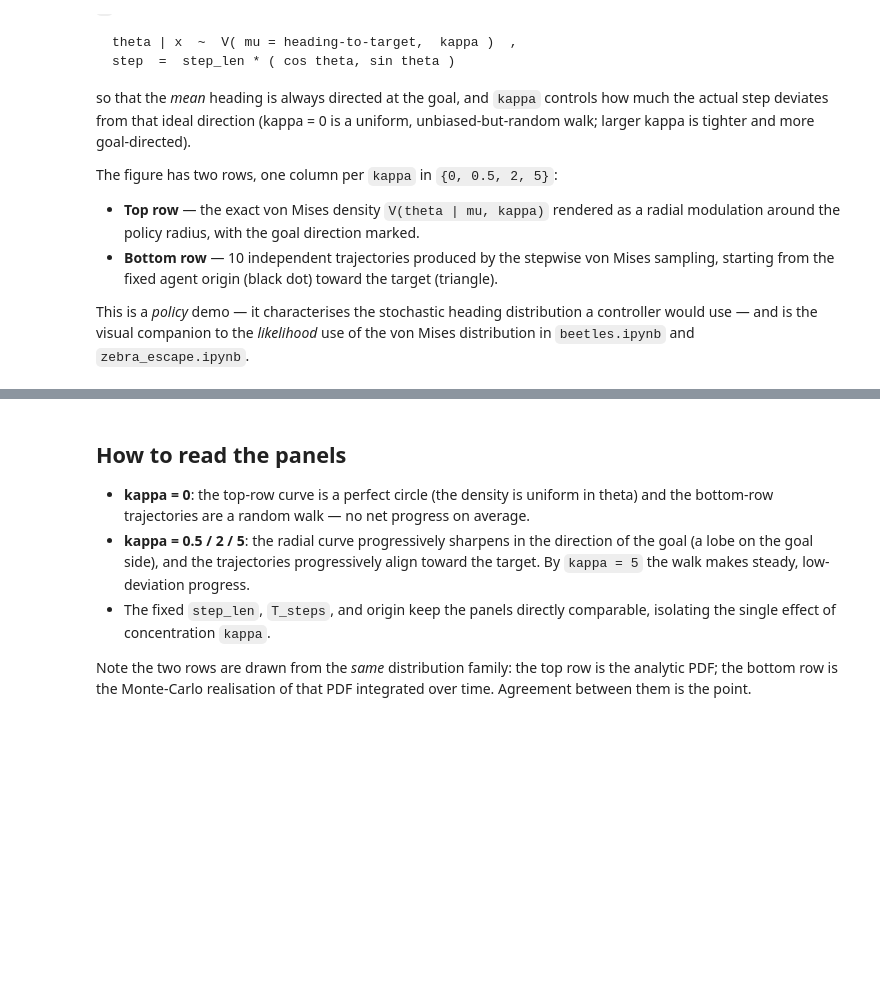
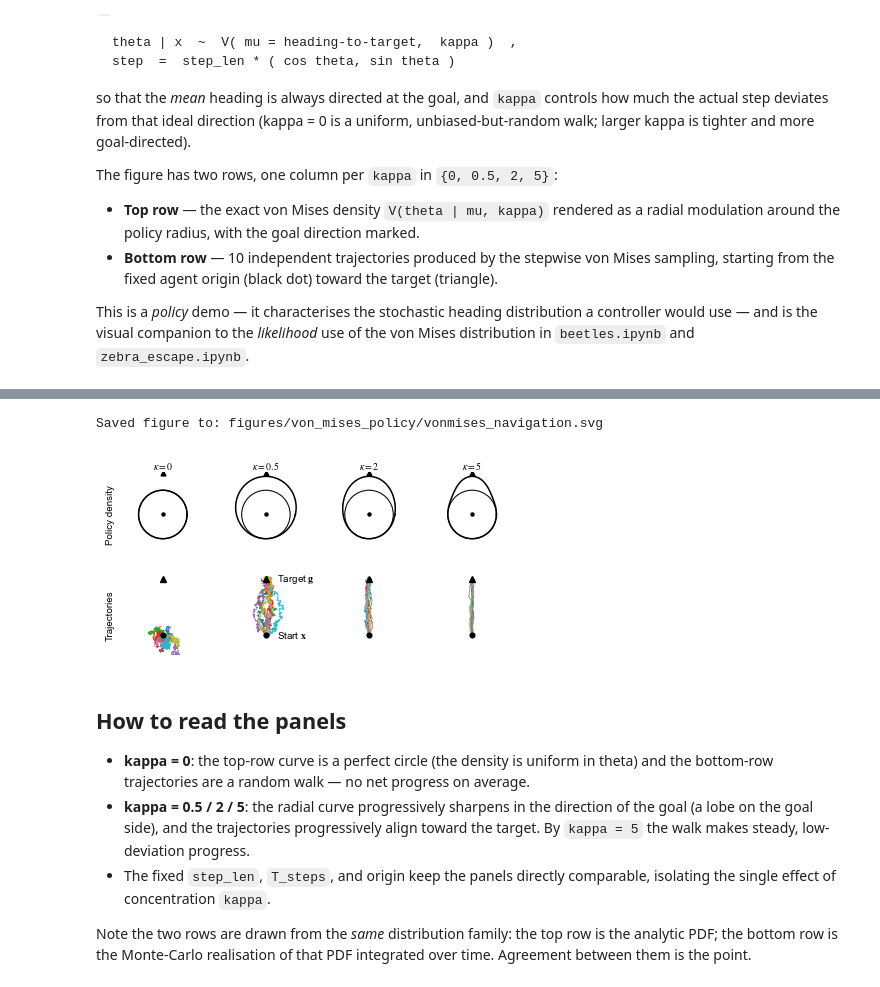
Before and after one commit to jgraving/unwrap, a Jupyter notebook: notebooks/von_mises_policy.ipynb, the cells around one changed output, grey strips where cells are left out. Saved outputs shown, nothing was run; the diff lists cells and outputs as text; code cells hidden in the pictures; blank space fills up the shorter version.

```diff
--- a/notebooks/von_mises_policy.ipynb
+++ b/notebooks/von_mises_policy.ipynb
@@ -87,3 +109,13 @@ Saved figure to: /tmp/opencode/wt-vonmises/notebooks/figures/vonmises_navigation
+# %%
+# The exact densities (top) and the Monte-Carlo trajectories (bottom),
+# one column per kappa.
+plots.plot_navigation(x_start, target, kappas, theta_grid, radials, trajectories,
+                      R_policy=R_policy, amp=amp,
+                      save_path="figures/von_mises_policy/vonmises_navigation.svg")
+plt.show()
+# %% [output]
+Saved figure to: figures/von_mises_policy/vonmises_navigation.svg
+[figure, added]
 # %% [markdown]
 ## How to read the panels
 
```
Also changed, not shown: parts of 8 cells of this notebook.
